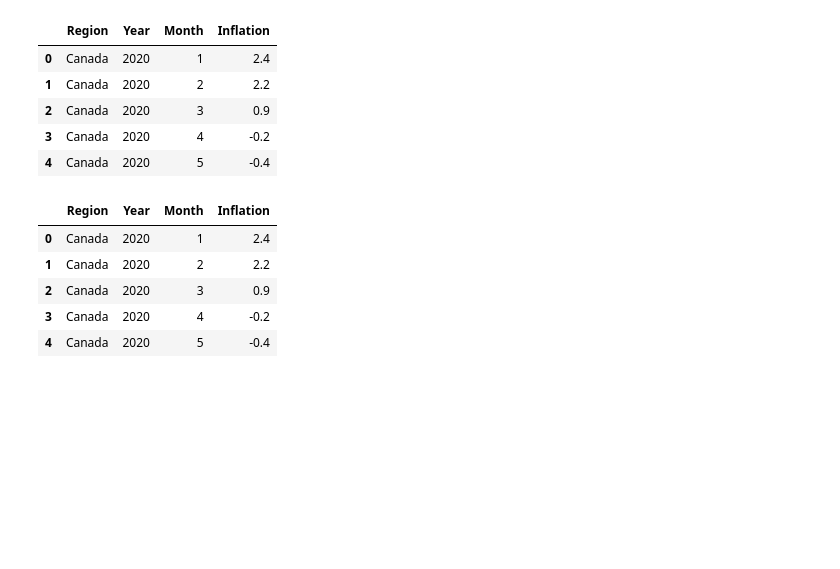
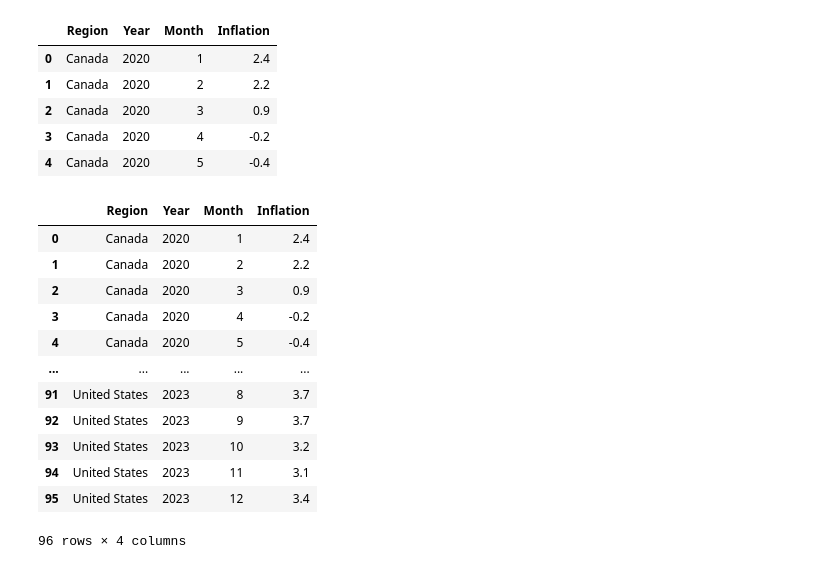
Before and after one commit to bihd00/4IT501-Project, a Jupyter notebook: src/main.ipynb, the cells around one changed output. Cells and saved outputs as stored; diff of their text form; code cells hidden in the pictures; blank space fills up the shorter version.

Commit message:
refactor: orders y+m, inflation region US -> United States

```diff
--- a/src/main.ipynb
+++ b/src/main.ipynb
@@ -582,15 +591,24 @@ df_inflation.head()
 | 4 | Canada | 2020 | 5 | -0.4 |
 # %%
 df_inflation['Inflation'] = df_inflation['Inflation'].astype(float)
+# %%
+df_inflation.loc[df_inflation['Region'] == 'US', 'Region'] = 'United States'
 # %%
-df_inflation.head()
+df_inflation
 # %% [output]
 |  | Region | Year | Month | Inflation |
 | 0 | Canada | 2020 | 1 | 2.4 |
 | 1 | Canada | 2020 | 2 | 2.2 |
 | 2 | Canada | 2020 | 3 | 0.9 |
 | 3 | Canada | 2020 | 4 | -0.2 |
 | 4 | Canada | 2020 | 5 | -0.4 |
+| ... | ... | ... | ... | ... |
+| 91 | United States | 2023 | 8 | 3.7 |
+| 92 | United States | 2023 | 9 | 3.7 |
+| 93 | United States | 2023 | 10 | 3.2 |
+| 94 | United States | 2023 | 11 | 3.1 |
+| 95 | United States | 2023 | 12 | 3.4 |
+96 rows × 4 columns
 # %%
 crud.drop_inflation(conn=conn)
 crud.create_inflation(conn=conn)
```
Also changed, not shown: parts of 3 cells of this notebook, 1 other file.
